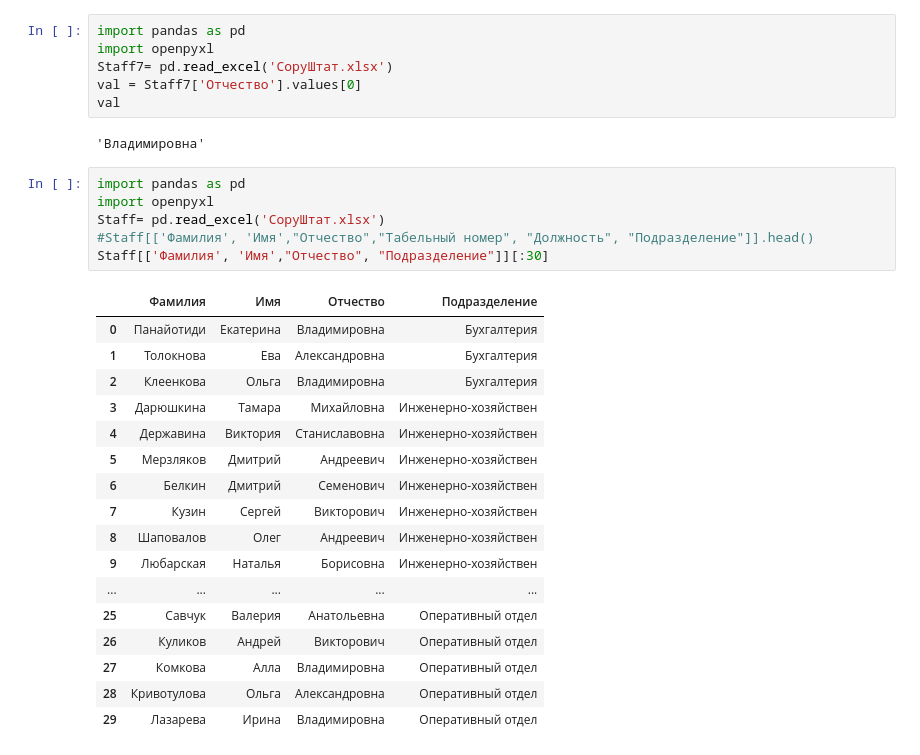
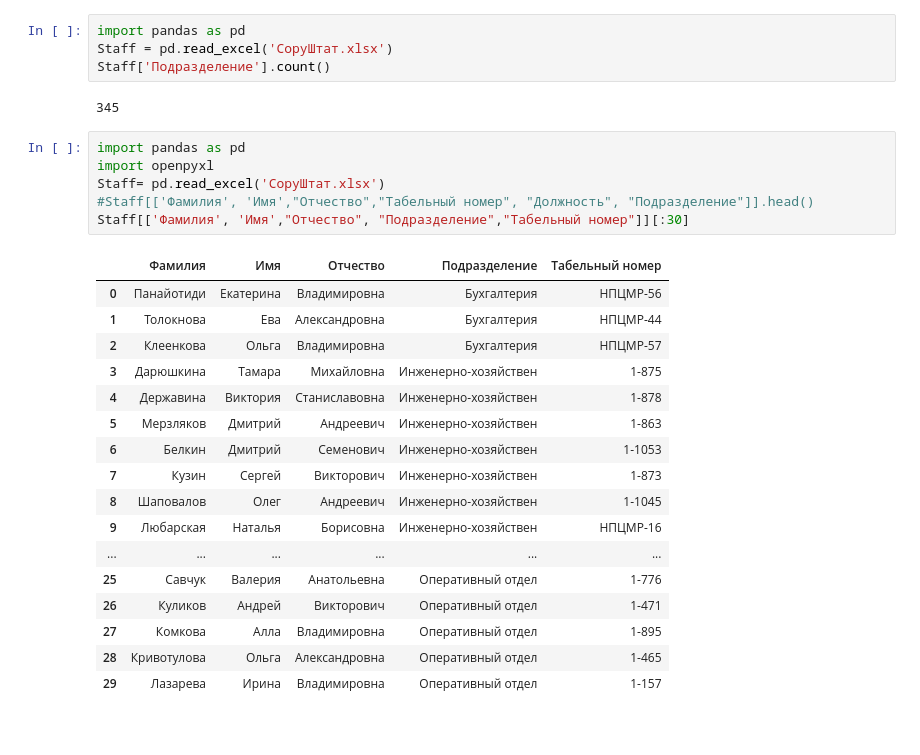
Before and after one commit to Orewek/Staff-tabulation, a Jupyter notebook: Tabulation.ipynb, the cells around one changed output. Drawn from its saved outputs; the diff is of its cells as text.

```diff
--- a/Tabulation.ipynb
+++ b/Tabulation.ipynb
@@ -59,32 +64,30 @@ array(['Бухгалтерия', 'Инженерно-хозяйствен', 'И
 # %%
 import pandas as pd
-import openpyxl
-Staff7= pd.read_excel('CopyШтат.xlsx')
-val = Staff7['Отчество'].values[0]
-val
+Staff = pd.read_excel('CopyШтат.xlsx')
+Staff['Подразделение'].count()
 # %% [output]
-'Владимировна'
+345
 # %%
 import pandas as pd
 import openpyxl
 Staff= pd.read_excel('CopyШтат.xlsx')
 #Staff[['Фамилия', 'Имя',"Отчество","Табельный номер", "Должность", "Подразделение"]].head()
-Staff[['Фамилия', 'Имя',"Отчество", "Подразделение"]][:30]
+Staff[['Фамилия', 'Имя',"Отчество", "Подразделение","Табельный номер"]][:30]
 # %% [output]
-|  | Фамилия | Имя | Отчество | Подразделение |
-| 0 | Панайотиди | Екатерина | Владимировна | Бухгалтерия |
-| 1 | Толокнова | Ева | Александровна | Бухгалтерия |
-| 2 | Клеенкова | Ольга | Владимировна | Бухгалтерия |
-| 3 | Дарюшкина | Тамара | Михайловна | Инженерно-хозяйствен |
-| 4 | Державина | Виктория | Станиславовна | Инженерно-хозяйствен |
-| 5 | Мерзляков | Дмитрий | Андреевич | Инженерно-хозяйствен |
-| 6 | Белкин | Дмитрий | Семенович | Инженерно-хозяйствен |
-| 7 | Кузин | Сергей | Викторович | Инженерно-хозяйствен |
-| 8 | Шаповалов | Олег | Андреевич | Инженерно-хозяйствен |
-| 9 | Любарская | Наталья | Борисовна | Инженерно-хозяйствен |
-| ... | ... | ... | ... | ... |
-| 25 | Савчук | Валерия | Анатольевна | Оперативный отдел |
-| 26 | Куликов | Андрей | Викторович | Оперативный отдел |
-| 27 | Комкова | Алла | Владимировна | Оперативный отдел |
-| 28 | Кривотулова | Ольга | Александровна | Оперативный отдел |
-| 29 | Лазарева | Ирина | Владимировна | Оперативный отдел |
+|  | Фамилия | Имя | Отчество | Подразделение | Табельный номер |
+| 0 | Панайотиди | Екатерина | Владимировна | Бухгалтерия | НПЦМР-56 |
+| 1 | Толокнова | Ева | Александровна | Бухгалтерия | НПЦМР-44 |
+| 2 | Клеенкова | Ольга | Владимировна | Бухгалтерия | НПЦМР-57 |
+| 3 | Дарюшкина | Тамара | Михайловна | Инженерно-хозяйствен | 1-875 |
+| 4 | Державина | Виктория | Станиславовна | Инженерно-хозяйствен | 1-878 |
+| 5 | Мерзляков | Дмитрий | Андреевич | Инженерно-хозяйствен | 1-863 |
+| 6 | Белкин | Дмитрий | Семенович | Инженерно-хозяйствен | 1-1053 |
+| 7 | Кузин | Сергей | Викторович | Инженерно-хозяйствен | 1-873 |
+| 8 | Шаповалов | Олег | Андреевич | Инженерно-хозяйствен | 1-1045 |
+| 9 | Любарская | Наталья | Борисовна | Инженерно-хозяйствен | НПЦМР-16 |
+| ... | ... | ... | ... | ... | ... |
+| 25 | Савчук | Валерия | Анатольевна | Оперативный отдел | 1-776 |
+| 26 | Куликов | Андрей | Викторович | Оперативный отдел | 1-471 |
+| 27 | Комкова | Алла | Владимировна | Оперативный отдел | 1-895 |
+| 28 | Кривотулова | Ольга | Александровна | Оперативный отдел | 1-465 |
+| 29 | Лазарева | Ирина | Владимировна | Оперативный отдел | 1-157 |
```
Also changed, not shown: parts of 6 cells of this notebook, 3 other files.
